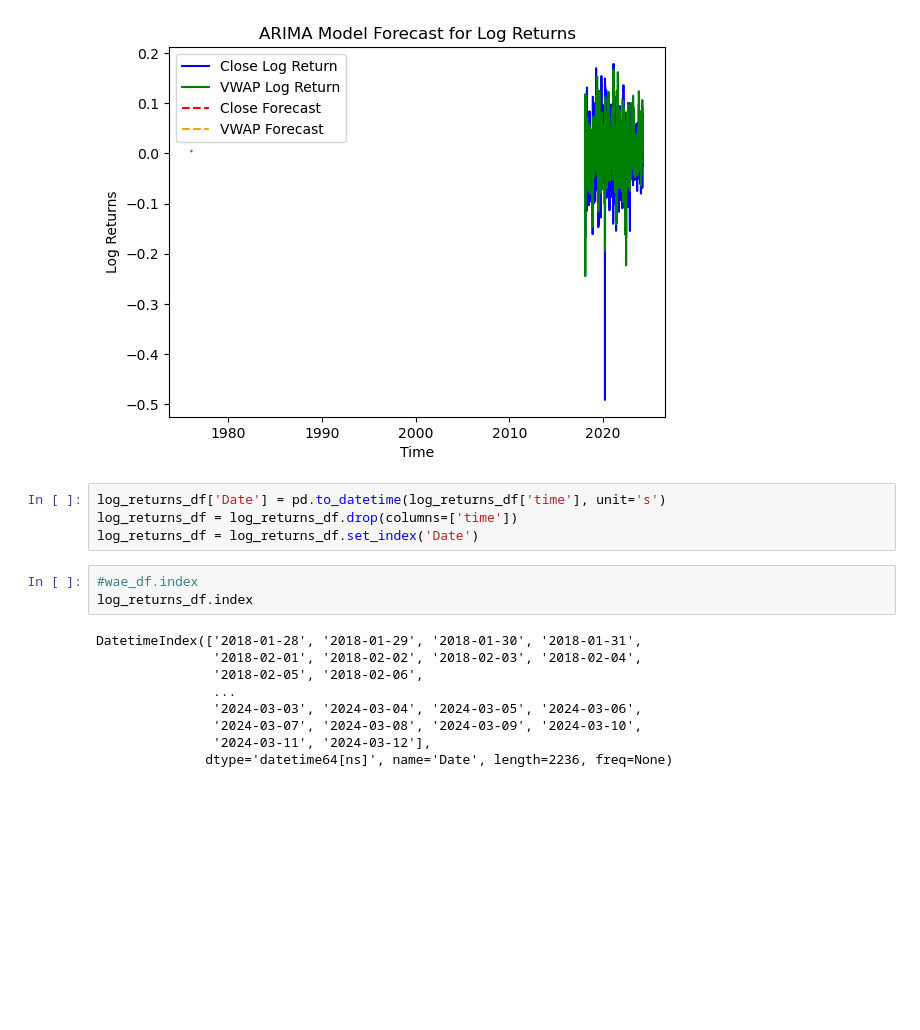
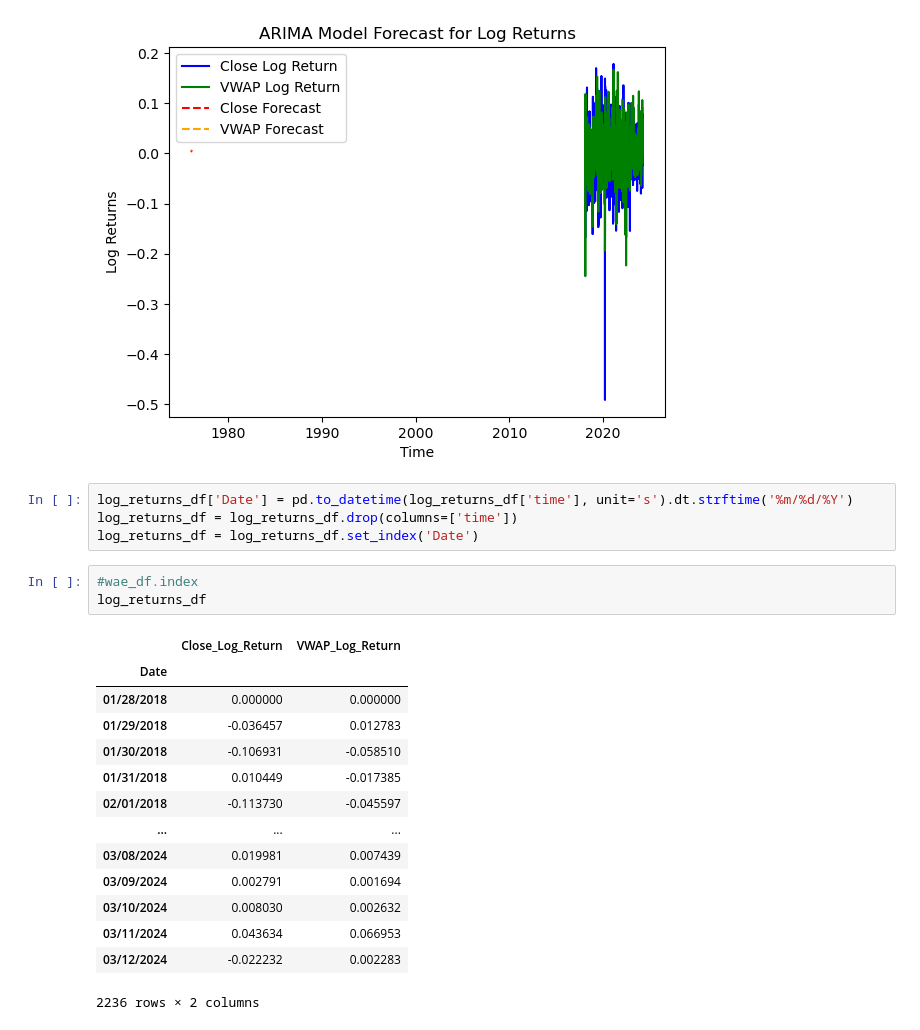
Before and after one commit to Shash23/Federal-Data-Research, a Jupyter notebook: fed_research.ipynb, the cells around one changed output. Drawn from its saved outputs; the diff is of its cells as text; blank space fills up the shorter version.

```diff
--- a/fed_research.ipynb
+++ b/fed_research.ipynb
@@ -367,18 +355,24 @@ plt.show()
 # %% [output]
 [figure]
 # %%
-log_returns_df['Date'] = pd.to_datetime(log_returns_df['time'], unit='s')
+log_returns_df['Date'] = pd.to_datetime(log_returns_df['time'], unit='s').dt.strftime('%m/%d/%Y')
 log_returns_df = log_returns_df.drop(columns=['time'])
 log_returns_df = log_returns_df.set_index('Date')
 # %%
 #wae_df.index
-log_returns_df.index
+log_returns_df
 # %% [output]
+|  | Close_Log_Return | VWAP_Log_Return |
+| Date |  |  |
+| 01/28/2018 | 0.000000 | 0.000000 |
+| 01/29/2018 | -0.036457 | 0.012783 |
+| 01/30/2018 | -0.106931 | -0.058510 |
+| 01/31/2018 | 0.010449 | -0.017385 |
+| 02/01/2018 | -0.113730 | -0.045597 |
+| ... | ... | ... |
+| 03/08/2024 | 0.019981 | 0.007439 |
+| 03/09/2024 | 0.002791 | 0.001694 |
+| 03/10/2024 | 0.008030 | 0.002632 |
+| 03/11/2024 | 0.043634 | 0.066953 |
+| 03/12/2024 | -0.022232 | 0.002283 |
-DatetimeIndex(['2018-01-28', '2018-01-29', '2018-01-30', '2018-01-31',
-               '2018-02-01', '2018-02-02', '2018-02-03', '2018-02-04',
-               '2018-02-05', '2018-02-06',
-               ...
-               '2024-03-03', '2024-03-04', '2024-03-05', '2024-03-06',
-               '2024-03-07', '2024-03-08', '2024-03-09', '2024-03-10',
-               '2024-03-11', '2024-03-12'],
-              dtype='datetime64[ns]', name='Date', length=2236, freq=None)
+2236 rows × 2 columns
```
Also changed, not shown: parts of 12 cells of this notebook.
